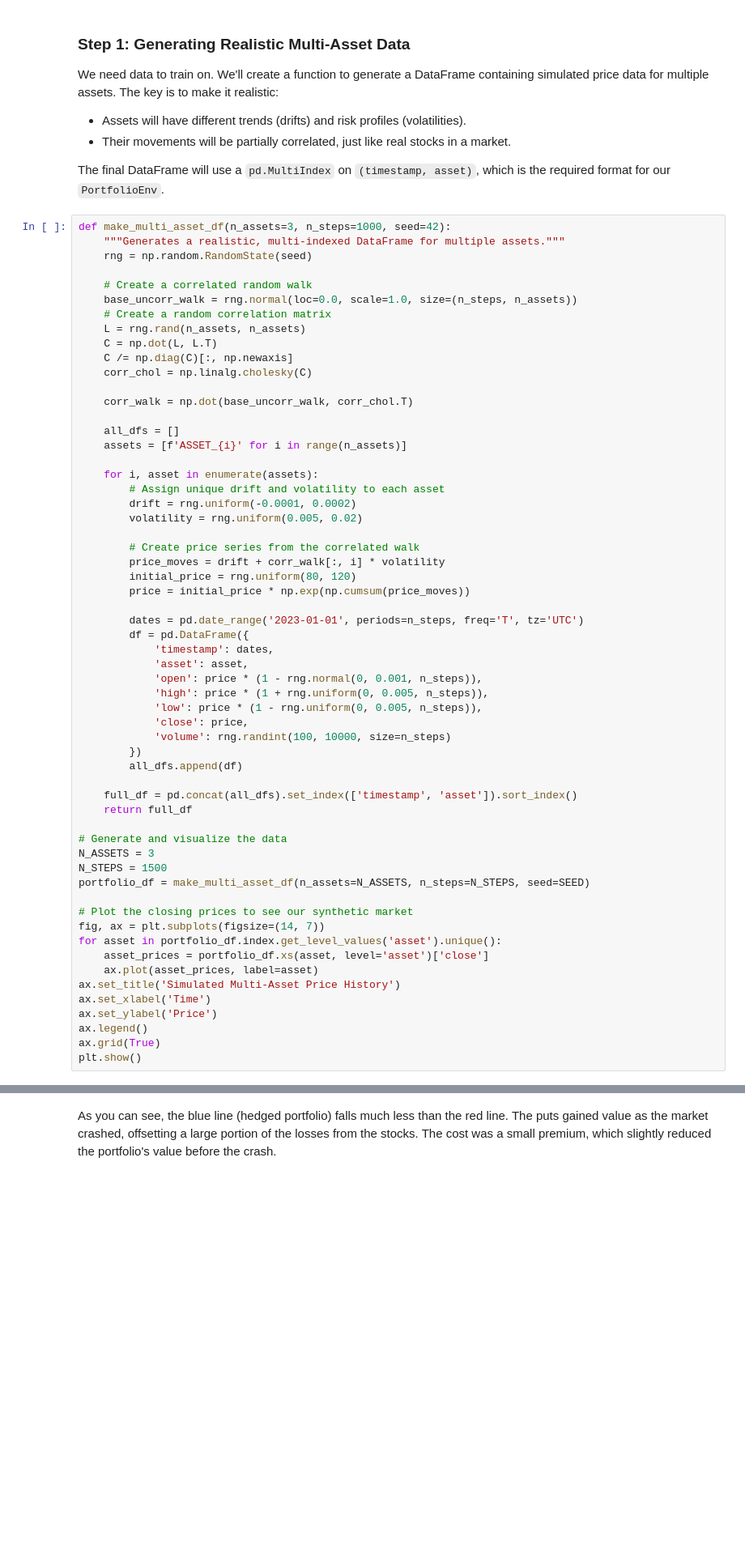
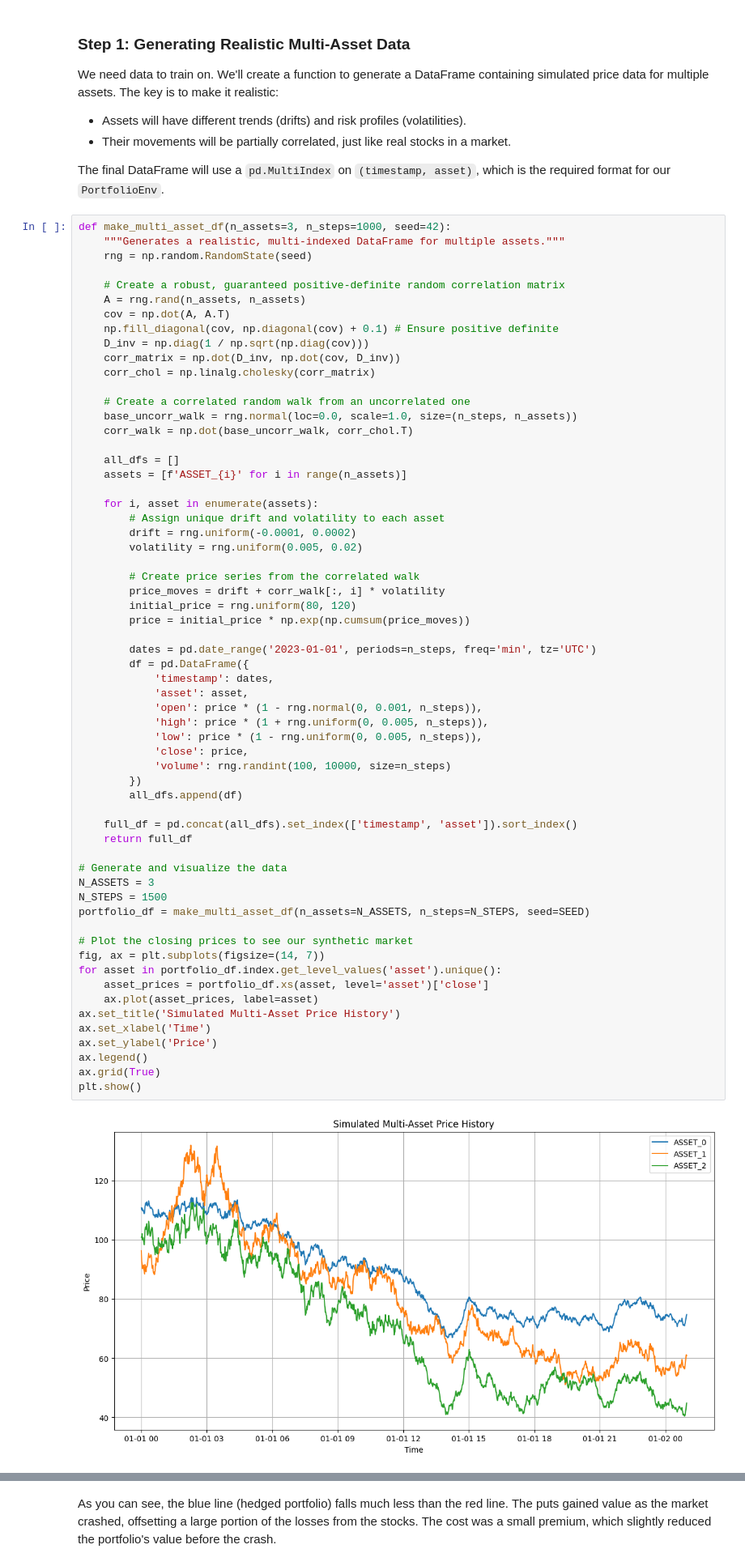
Before and after one commit to rltraderexp/rl_trader, a Jupyter notebook: RL-Trader_example.ipynb, the cells around one changed output, grey strips where cells are left out. Shown at 81% size. Saved outputs shown, nothing was run; the diff lists cells and outputs as text; blank space fills up the shorter version.

Commit message:
Robust correlation matrix generation

```diff
--- a/RL-Trader_example.ipynb
+++ b/RL-Trader_example.ipynb
@@ -135,14 +137,16 @@ def make_multi_asset_df(n_assets=3, n_steps=1000, seed=42):
     """Generates a realistic, multi-indexed DataFrame for multiple assets."""
     rng = np.random.RandomState(seed)
 
-    # Create a correlated random walk
+    # Create a robust, guaranteed positive-definite random correlation matrix
+    A = rng.rand(n_assets, n_assets)
+    cov = np.dot(A, A.T)
+    np.fill_diagonal(cov, np.diagonal(cov) + 0.1) # Ensure positive definite
+    D_inv = np.diag(1 / np.sqrt(np.diag(cov)))
+    corr_matrix = np.dot(D_inv, np.dot(cov, D_inv))
+    corr_chol = np.linalg.cholesky(corr_matrix)
+
+    # Create a correlated random walk from an uncorrelated one
     base_uncorr_walk = rng.normal(loc=0.0, scale=1.0, size=(n_steps, n_assets))
-    # Create a random correlation matrix
-    L = rng.rand(n_assets, n_assets)
-    C = np.dot(L, L.T)
-    C /= np.diag(C)[:, np.newaxis]
-    corr_chol = np.linalg.cholesky(C)
-
     corr_walk = np.dot(base_uncorr_walk, corr_chol.T)
 
     all_dfs = []
@@ -158,37 +162,39 @@ def make_multi_asset_df(n_assets=3, n_steps=1000, seed=42):
         initial_price = rng.uniform(80, 120)
         price = initial_price * np.exp(np.cumsum(price_moves))
 
-        dates = pd.date_range('2023-01-01', periods=n_steps, freq='T', tz='UTC')
+        dates = pd.date_range('2023-01-01', periods=n_steps, freq='min', tz='UTC')
         df = pd.DataFrame({
             'timestamp': dates,
             'asset': asset,
             'open': price * (1 - rng.normal(0, 0.001, n_steps)),
             'high': price * (1 + rng.uniform(0, 0.005, n_steps)),
             'low': price * (1 - rng.uniform(0, 0.005, n_steps)),
             'close': price,
             'volume': rng.randint(100, 10000, size=n_steps)
         })
         all_dfs.append(df)
 
     full_df = pd.concat(all_dfs).set_index(['timestamp', 'asset']).sort_index()
     return full_df
 
 # Generate and visualize the data
 N_ASSETS = 3
 N_STEPS = 1500
 portfolio_df = make_multi_asset_df(n_assets=N_ASSETS, n_steps=N_STEPS, seed=SEED)
 
 # Plot the closing prices to see our synthetic market
 fig, ax = plt.subplots(figsize=(14, 7))
 for asset in portfolio_df.index.get_level_values('asset').unique():
     asset_prices = portfolio_df.xs(asset, level='asset')['close']
     ax.plot(asset_prices, label=asset)
 ax.set_title('Simulated Multi-Asset Price History')
 ax.set_xlabel('Time')
 ax.set_ylabel('Price')
 ax.legend()
 ax.grid(True)
 plt.show()
+# %% [output]
+[figure, added]
 # %% [markdown]
 ### Step 2: Setting up the Environment
 
```
Also changed, not shown: parts of 8 cells of this notebook, 1 other file.
